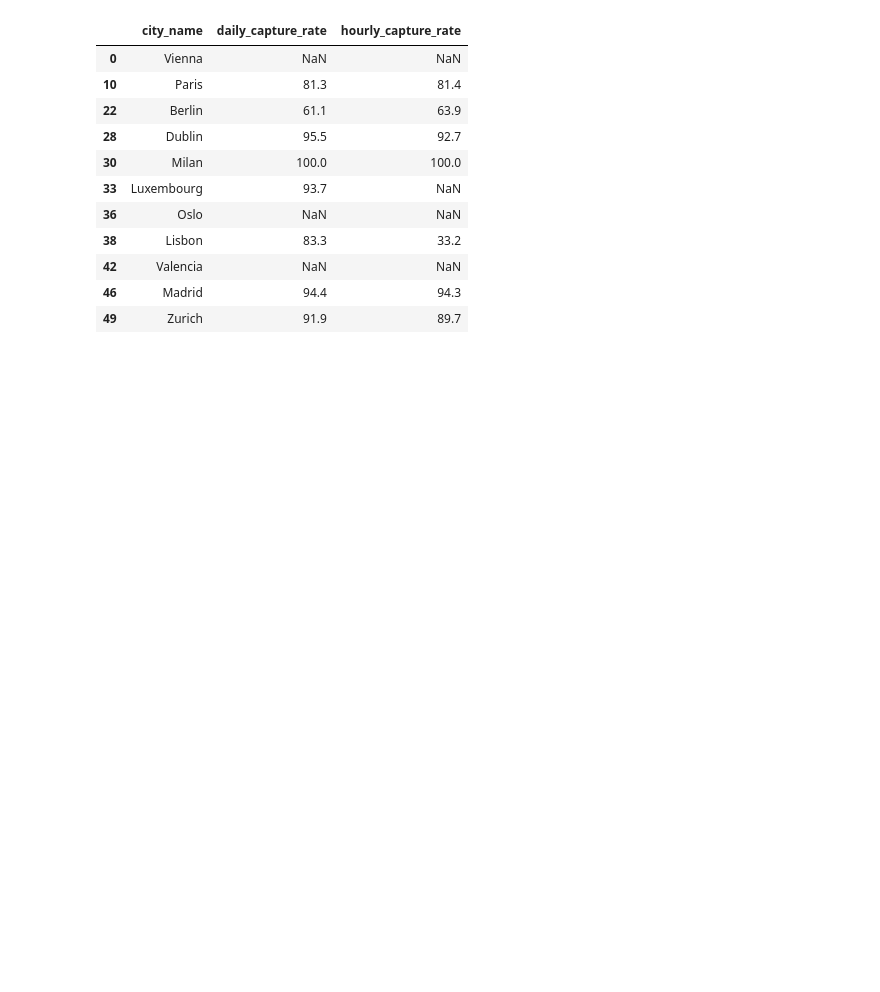
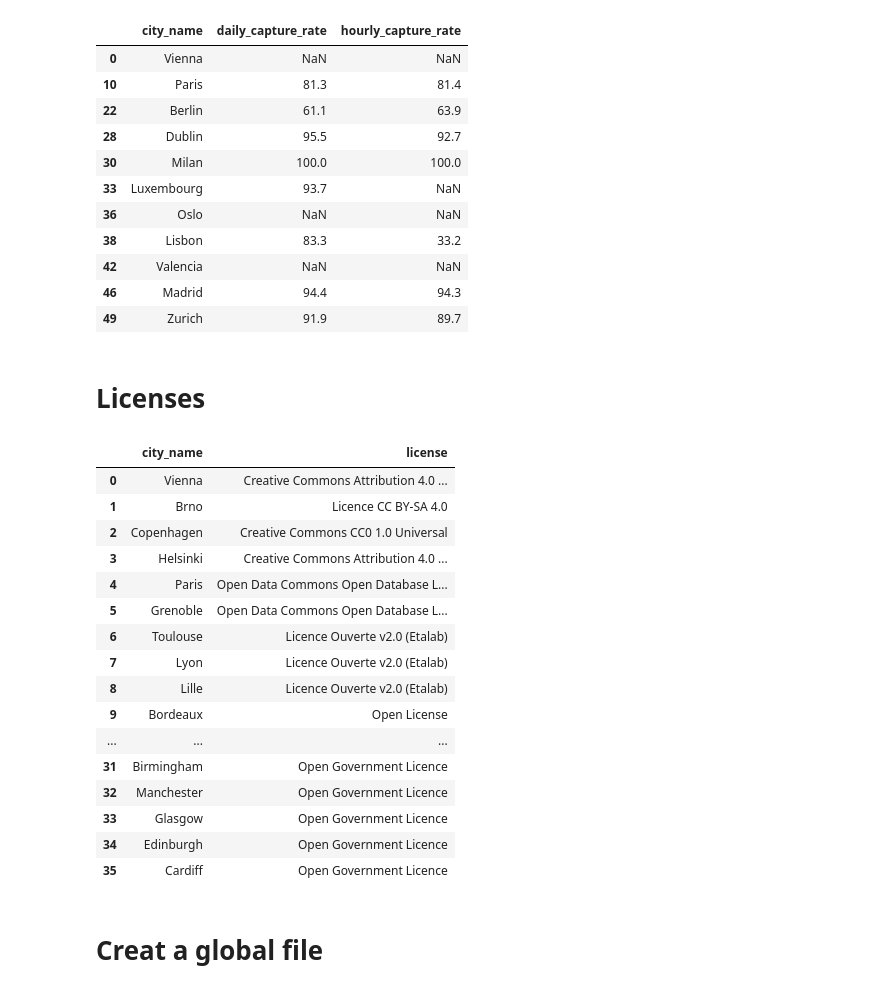
Before and after one commit to XavB64/traffic-volume-data-EU-cities, a Jupyter notebook: assets/dataset_statistics.ipynb, the cells around one changed output. Saved outputs shown, nothing was run; the diff lists cells and outputs as text; code cells hidden in the pictures; blank space fills up the shorter version.

```diff
--- a/assets/dataset_statistics.ipynb
+++ b/assets/dataset_statistics.ipynb
@@ -504,3 +504,30 @@ df.loc[(df.treated_data) & (df.source_frequency != 'yearly')][['city_name', 'dai
 | 42 | Valencia | NaN | NaN |
 | 46 | Madrid | 94.4 | 94.3 |
 | 49 | Zurich | 91.9 | 89.7 |
+# %% [markdown]
+# Licenses
+# %%
+df = pd.read_csv('cities_summary.csv', delimiter = ',')
+# %%
+df.loc[(df.treated_data) ][['city_name', 'license']].reset_index(drop=True)
+# We verified that all licenses permit the use of the data, provided appropriate attribution is given.
+# %% [output]
+|  | city_name | license |
+| 0 | Vienna | Creative Commons Attribution 4.0 ... |
+| 1 | Brno | Licence CC BY-SA 4.0 |
+| 2 | Copenhagen | Creative Commons CC0 1.0 Universal |
+| 3 | Helsinki | Creative Commons Attribution 4.0 ... |
+| 4 | Paris | Open Data Commons Open Database L... |
+| 5 | Grenoble | Open Data Commons Open Database L... |
+| 6 | Toulouse | Licence Ouverte v2.0 (Etalab) |
+| 7 | Lyon | Licence Ouverte v2.0 (Etalab) |
+| 8 | Lille | Licence Ouverte v2.0 (Etalab) |
+| 9 | Bordeaux | Open License |
+| ... | ... | ... |
+| 31 | Birmingham | Open Government Licence |
+| 32 | Manchester | Open Government Licence |
+| 33 | Glasgow | Open Government Licence |
+| 34 | Edinburgh | Open Government Licence |
+| 35 | Cardiff | Open Government Licence |
+# %% [markdown]
+# Creat a global file
```
Also changed, not shown: parts of 3 cells of this notebook, 1 other file.
